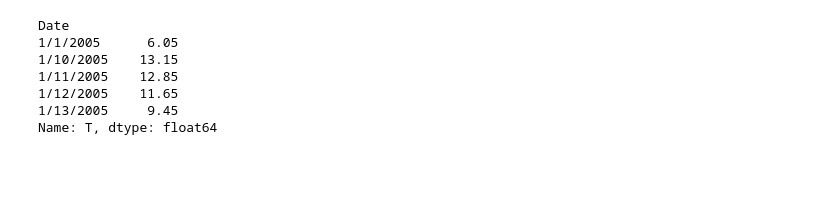
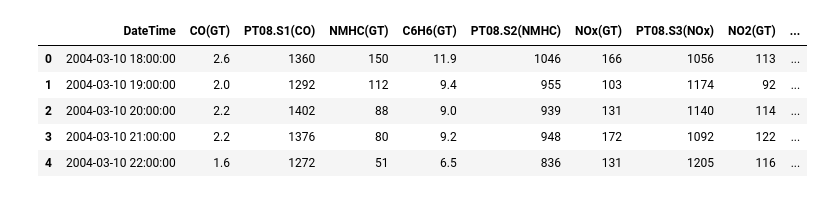
Before and after one commit to JamesmCSL/Data_dashboard, a Jupyter notebook: data_eda.ipynb, the cells around one changed output. Cells and saved outputs as stored; diff of their text form; code cells hidden in the pictures; blank space fills up the shorter version.

```diff
--- a/data_eda.ipynb
+++ b/data_eda.ipynb
@@ -124,10 +42,15 @@ plt.show()
-# %%
-mean_temps.head()
-# %% [output]
-Date
-1/1/2005      6.05
-1/10/2005    13.15
-1/11/2005    12.85
-1/12/2005    11.65
-1/13/2005     9.45
-Name: T, dtype: float64
+# %%
+df = pd.DataFrame(data)
+dateTime = pd.to_datetime(df['Date'] + ' ' + df['Time'])
+df.insert(0, 'DateTime', dateTime)
+df['DateTime'] = pd.to_datetime(df['DateTime'])
+df.drop(columns=['Date', 'Time'], inplace=True)
+df.sort_values('DateTime', inplace=True)
+df.head(5)
+# %% [output]
+|  | DateTime | CO(GT) | PT08.S1(CO) | NMHC(GT) | C6H6(GT) | PT08.S2(NMHC) | NOx(GT) | PT08.S3(NOx) | NO2(GT) | ... |
+| 0 | 2004-03-10 18:00:00 | 2.6 | 1360 | 150 | 11.9 | 1046 | 166 | 1056 | 113 | ... |
+| 1 | 2004-03-10 19:00:00 | 2.0 | 1292 | 112 | 9.4 | 955 | 103 | 1174 | 92 | ... |
+| 2 | 2004-03-10 20:00:00 | 2.2 | 1402 | 88 | 9.0 | 939 | 131 | 1140 | 114 | ... |
+| 3 | 2004-03-10 21:00:00 | 2.2 | 1376 | 80 | 9.2 | 948 | 172 | 1092 | 122 | ... |
+| 4 | 2004-03-10 22:00:00 | 1.6 | 1272 | 51 | 6.5 | 836 | 131 | 1205 | 116 | ... |
```
Also changed, not shown: parts of 12 cells of this notebook.
